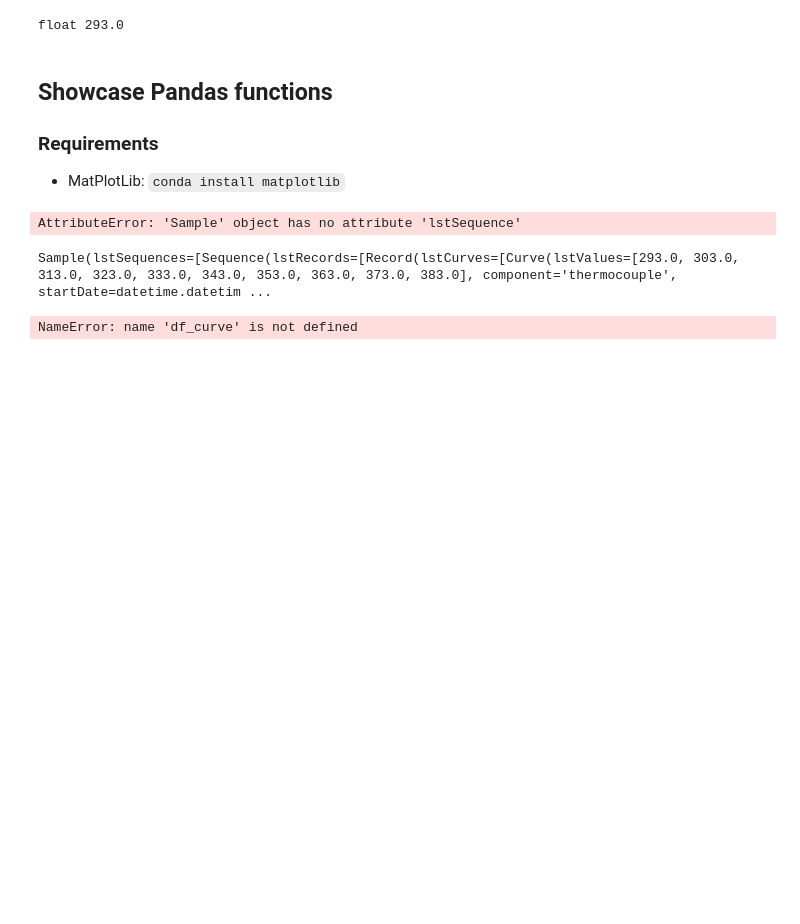
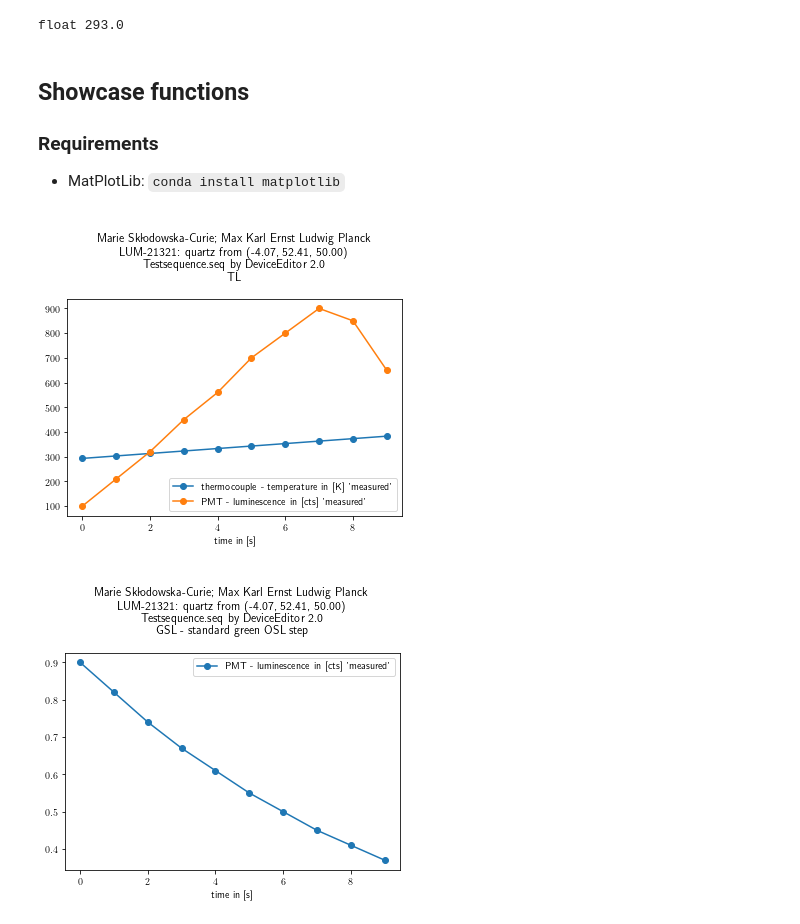
Before and after one commit to SteveGrehl/xlum-python, a Jupyter notebook: notebooks/example.ipynb, the cells around one changed output. Cells and saved outputs as stored; diff of their text form; code cells hidden in the pictures; blank space fills up the shorter version.

```diff
--- a/notebooks/example.ipynb
+++ b/notebooks/example.ipynb
@@ -86,38 +86,31 @@ print(curve[0].__class__.__name__, curve[0])
 # %% [output]
 float 293.0
 # %% [markdown]
-## Showcase Pandas functions
+## Showcase functions
 
 ### Requirements
 - MatPlotLib: `conda install matplotlib`
 # %%
 from matplotlib import pyplot as plt
 for sample in obj.lstSamples:
     sample: Sample
     for idx_s, sequence in enumerate(sample.lstSequences):
         for idx_r, record in enumerate(sequence.lstRecords):
             plt.figure(idx_s*100+idx_r)
             for curve in record.lstCurves:
-                plt.plot(curve.lstValues, "o-", label=f"{curve.component} - {curve.vLabel} in [{curve.vUnit}] '{curve.curveType.name}'")
+                plt.plot(curve.lstValues, "o-", label=f"{curve.component} - {curve.vLabel} in [{curve.vUnit}] '{curve.curveType.name.lower()}'")
                 plt.xlabel(f"{curve.tLabel} in [{curve.tUnit}]")
                 if curve.yLabel != "NA":
                     plt.ylabel(f"{curve.yLabel} in [{curve.yUnit}]")
             plt.title(
                 f"""
                 {obj.author}
                 {sample.name}: {sample.mineral} from ({sample.longitude:.2f}, {sample.latitude:.2f}, {sample.altitude:.2f})
                 {sequence.fileName} by {sequence.software}
-                {record.recordType.name} - {record._meta.comment}
+                {record.recordType.name}{' - '+ record._meta.comment if record._meta.comment != "NA" else ""}
                 """
                 )
             plt.legend()
 # %% [output]
-AttributeError: 'Sample' object has no attribute 'lstSequence'
+[figure, added]
+[figure, added]
-# %%
-obj.lstSamples[0]
-# %% [output]
-Sample(lstSequences=[Sequence(lstRecords=[Record(lstCurves=[Curve(lstValues=[293.0, 303.0, 313.0, 323.0, 333.0, 343.0, 353.0, 363.0, 373.0, 383.0], component='thermocouple', startDate=datetime.datetim ...
-# %%
-pd.DataFrame.plot(df_curve, x="curve")
-# %% [output]
-NameError: name 'df_curve' is not defined
```
Also changed, not shown: parts of 2 cells of this notebook.
